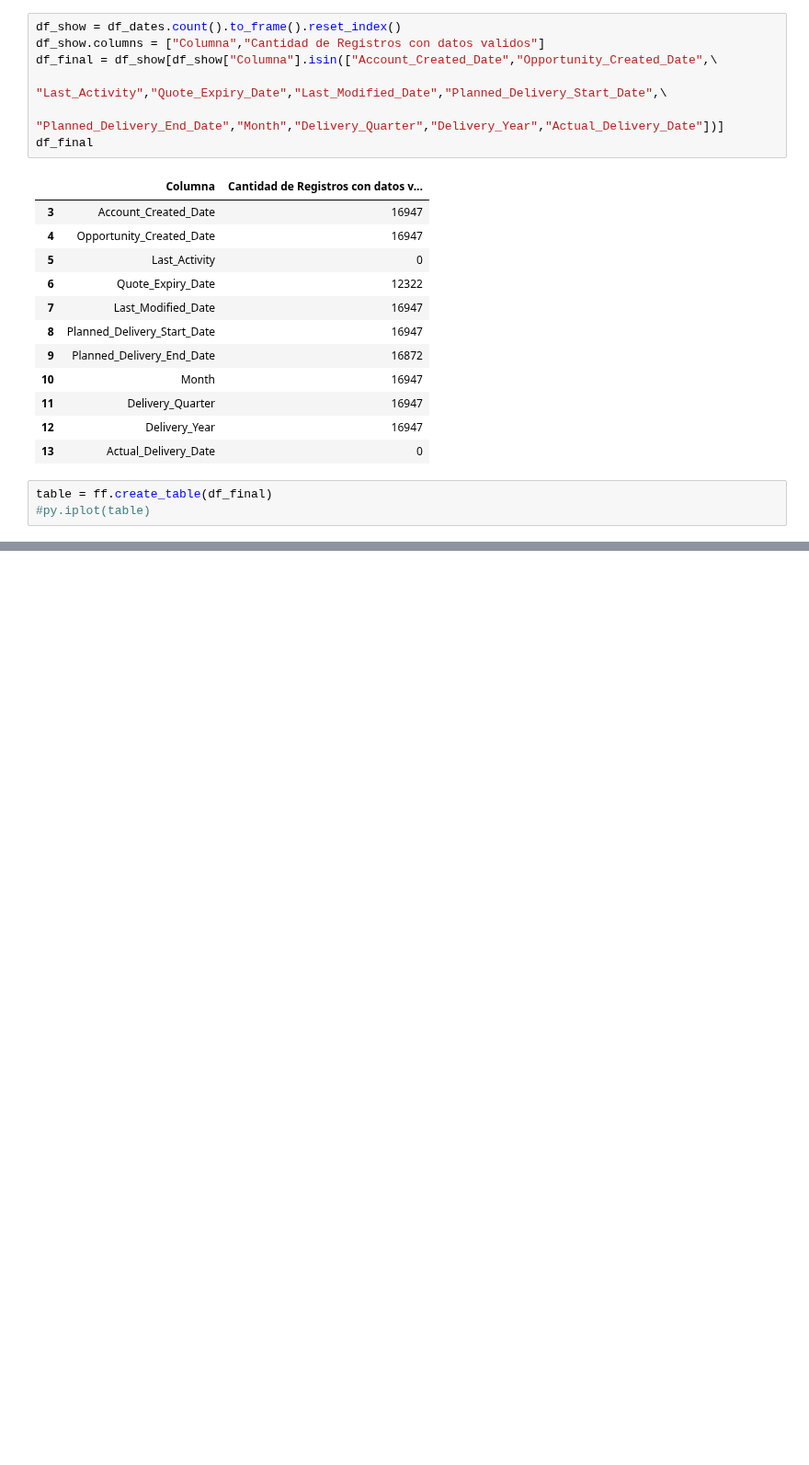
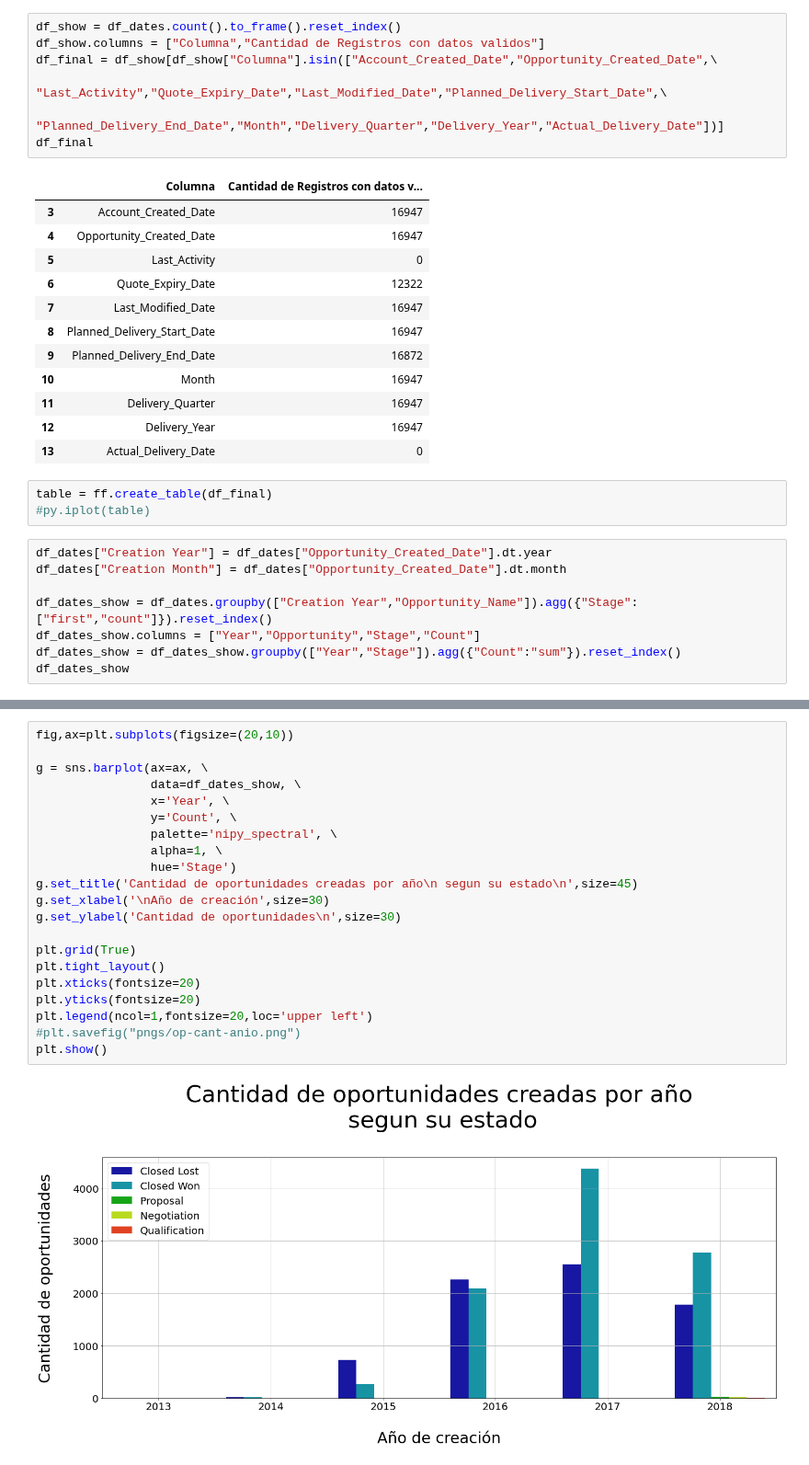
Before and after one commit to FernandoSinisi/Orga-Datos-2C-2020, a Jupyter notebook: TP1/fechas.ipynb, the cells around one changed output, grey strips where cells are left out. Shown at 92% size. Cells and saved outputs as stored; diff of their text form; blank space fills up the shorter version.

```diff
--- a/TP1/fechas.ipynb
+++ b/TP1/fechas.ipynb
@@ -210,3 +222,11 @@ df_final
 # %%
 table = ff.create_table(df_final)
 #py.iplot(table)
+# %%
+df_dates["Creation Year"] = df_dates["Opportunity_Created_Date"].dt.year
+df_dates["Creation Month"] = df_dates["Opportunity_Created_Date"].dt.month
+
+df_dates_show = df_dates.groupby(["Creation Year","Opportunity_Name"]).agg({"Stage":["first","count"]}).reset_index()
+df_dates_show.columns = ["Year","Opportunity","Stage","Count"]
+df_dates_show = df_dates_show.groupby(["Year","Stage"]).agg({"Count":"sum"}).reset_index()
+df_dates_show
@@ -212,0 +250,23 @@ table = ff.create_table(df_final)
+# %%
+fig,ax=plt.subplots(figsize=(20,10))
+
+g = sns.barplot(ax=ax, \
+                data=df_dates_show, \
+                x='Year', \
+                y='Count', \
+                palette='nipy_spectral', \
+                alpha=1, \
+                hue='Stage')
+g.set_title('Cantidad de oportunidades creadas por año\n segun su estado\n',size=45)
+g.set_xlabel('\nAño de creación',size=30)
+g.set_ylabel('Cantidad de oportunidades\n',size=30)
+
+plt.grid(True)
+plt.tight_layout()
+plt.xticks(fontsize=20)
+plt.yticks(fontsize=20)
+plt.legend(ncol=1,fontsize=20,loc='upper left')
+#plt.savefig("pngs/op-cant-anio.png")
+plt.show()
+# %% [output]
+[figure, added]
```
Also changed, not shown: parts of 4 cells of this notebook, 3 other files.
